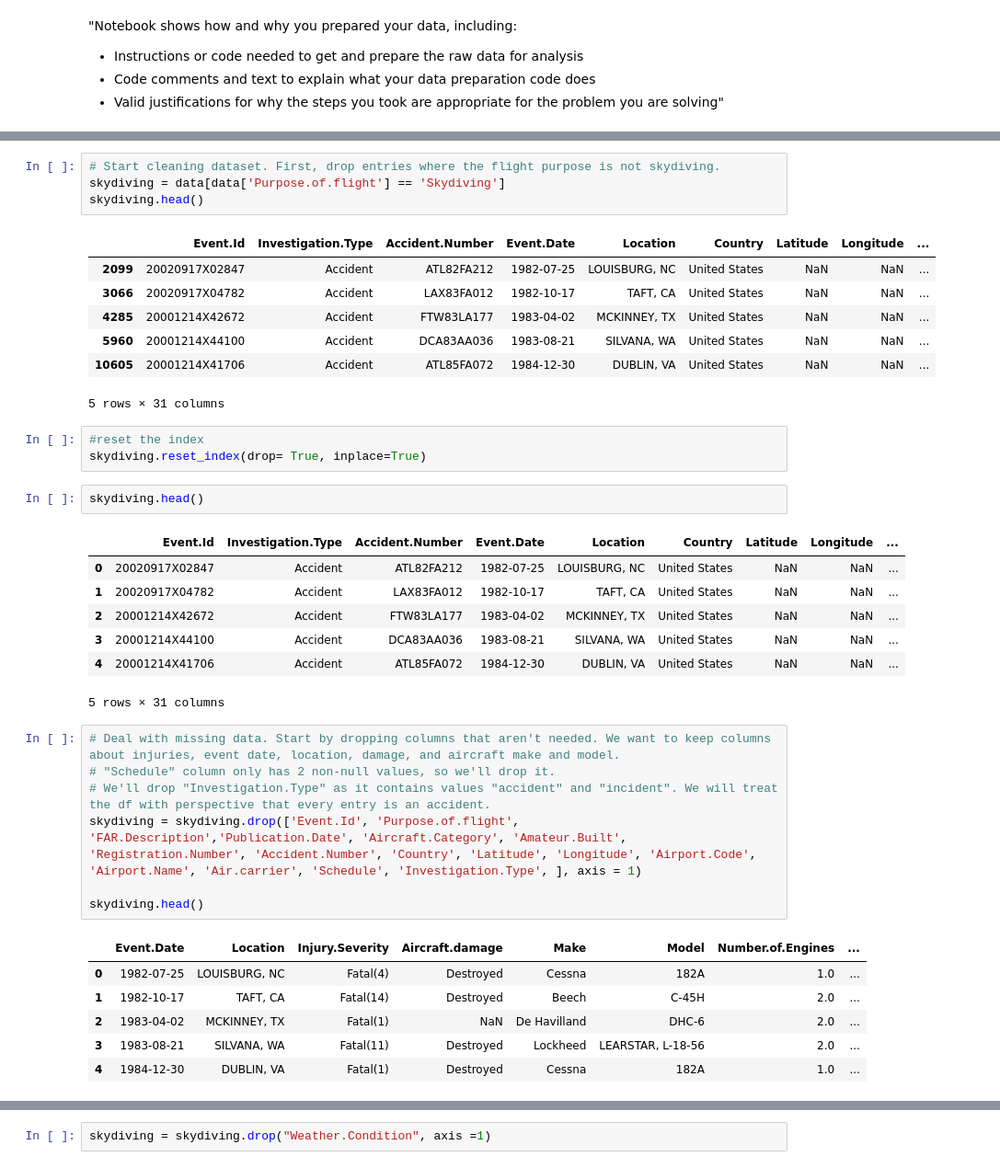
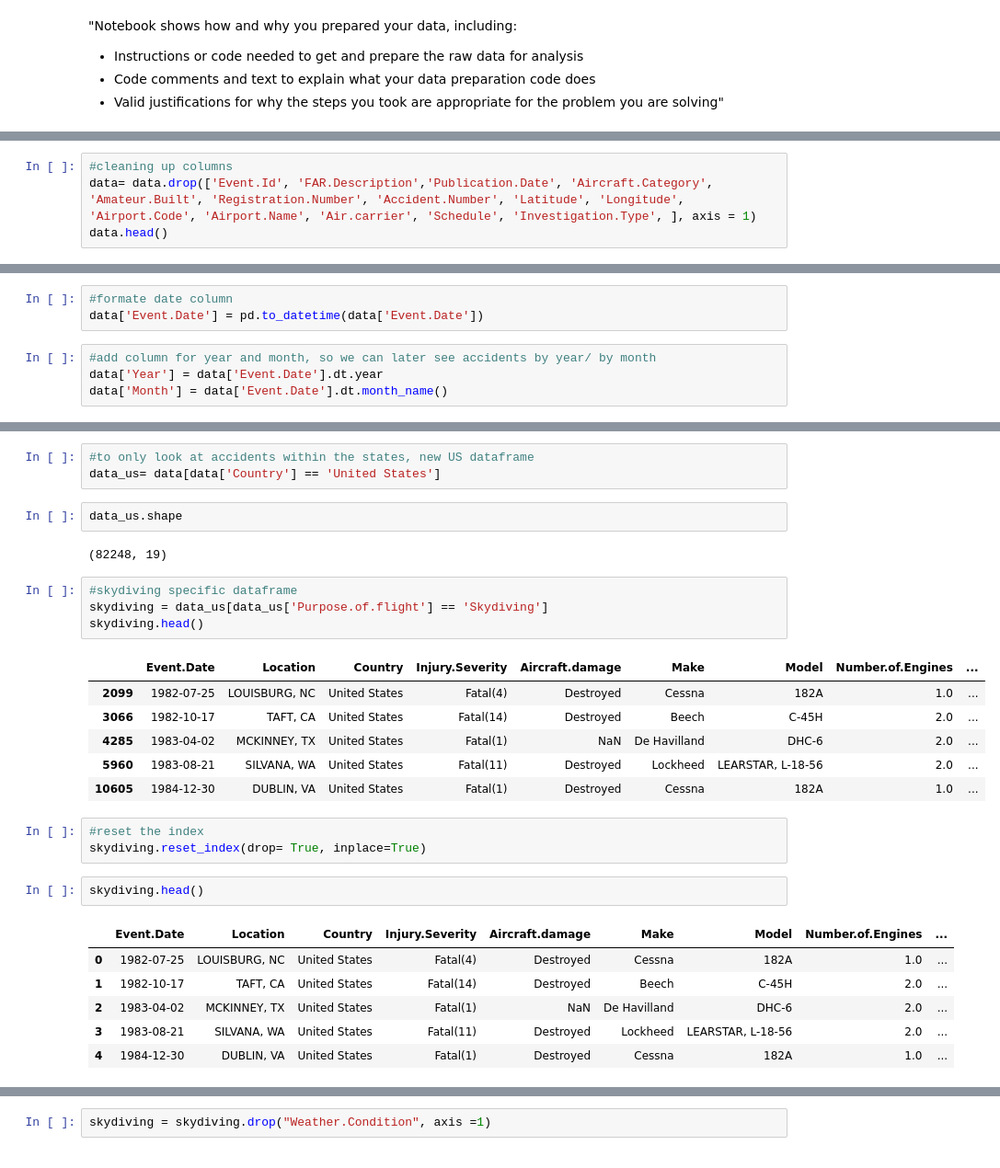
Before and after one commit to morgannash1/phase1_project, a Jupyter notebook: notebook.ipynb, the cells around one changed output, grey strips where cells are left out. Shown: that part at 92% size. Cells and saved outputs as stored; diff of their text form.

```diff
--- a/notebook.ipynb
+++ b/notebook.ipynb
@@ -92,0 +95,4 @@ Name: Purpose.of.flight, dtype: int64
+# %%
+#cleaning up columns
+data= data.drop(['Event.Id', 'FAR.Description','Publication.Date', 'Aircraft.Category', 'Amateur.Built', 'Registration.Number', 'Accident.Number', 'Latitude', 'Longitude', 'Airport.Code', 'Airport.Name', 'Air.carrier', 'Schedule', 'Investigation.Type', ], axis = 1)
+data.head()
@@ -92,0 +126,7 @@ Name: Purpose.of.flight, dtype: int64
+# %%
+#formate date column
+data['Event.Date'] = pd.to_datetime(data['Event.Date'])
+# %%
+#add column for year and month, so we can later see accidents by year/ by month
+data['Year'] = data['Event.Date'].dt.year
+data['Month'] = data['Event.Date'].dt.month_name()
@@ -93,42 +168,33 @@ Name: Purpose.of.flight, dtype: int64
+# %%
+#to only look at accidents within the states, new US dataframe
+data_us= data[data['Country'] == 'United States']
+# %%
+data_us.shape
+# %% [output]
+(82248, 19)
 # %%
-# Start cleaning dataset. First, drop entries where the flight purpose is not skydiving.
-skydiving = data[data['Purpose.of.flight'] == 'Skydiving']
+#skydiving specific dataframe
+skydiving = data_us[data_us['Purpose.of.flight'] == 'Skydiving']
 skydiving.head()
 # %% [output]
-|  | Event.Id | Investigation.Type | Accident.Number | Event.Date | Location | Country | Latitude | Longitude | ... |
-| 2099 | 20020917X02847 | Accident | ATL82FA212 | 1982-07-25 | LOUISBURG, NC | United States | NaN | NaN | ... |
-| 3066 | 20020917X04782 | Accident | LAX83FA012 | 1982-10-17 | TAFT, CA | United States | NaN | NaN | ... |
-| 4285 | 20001214X42672 | Accident | FTW83LA177 | 1983-04-02 | MCKINNEY, TX | United States | NaN | NaN | ... |
-| 5960 | 20001214X44100 | Accident | DCA83AA036 | 1983-08-21 | SILVANA, WA | United States | NaN | NaN | ... |
-| 10605 | 20001214X41706 | Accident | ATL85FA072 | 1984-12-30 | DUBLIN, VA | United States | NaN | NaN | ... |
+|  | Event.Date | Location | Country | Injury.Severity | Aircraft.damage | Make | Model | Number.of.Engines | ... |
+| 2099 | 1982-07-25 | LOUISBURG, NC | United States | Fatal(4) | Destroyed | Cessna | 182A | 1.0 | ... |
+| 3066 | 1982-10-17 | TAFT, CA | United States | Fatal(14) | Destroyed | Beech | C-45H | 2.0 | ... |
+| 4285 | 1983-04-02 | MCKINNEY, TX | United States | Fatal(1) | NaN | De Havilland | DHC-6 | 2.0 | ... |
+| 5960 | 1983-08-21 | SILVANA, WA | United States | Fatal(11) | Destroyed | Lockheed | LEARSTAR, L-18-56 | 2.0 | ... |
+| 10605 | 1984-12-30 | DUBLIN, VA | United States | Fatal(1) | Destroyed | Cessna | 182A | 1.0 | ... |
-5 rows × 31 columns
 # %%
 #reset the index
 skydiving.reset_index(drop= True, inplace=True)
 # %%
 skydiving.head()
 # %% [output]
-|  | Event.Id | Investigation.Type | Accident.Number | Event.Date | Location | Country | Latitude | Longitude | ... |
-| 0 | 20020917X02847 | Accident | ATL82FA212 | 1982-07-25 | LOUISBURG, NC | United States | NaN | NaN | ... |
-| 1 | 20020917X04782 | Accident | LAX83FA012 | 1982-10-17 | TAFT, CA | United States | NaN | NaN | ... |
-| 2 | 20001214X42672 | Accident | FTW83LA177 | 1983-04-02 | MCKINNEY, TX | United States | NaN | NaN | ... |
-| 3 | 20001214X44100 | Accident | DCA83AA036 | 1983-08-21 | SILVANA, WA | United States | NaN | NaN | ... |
-| 4 | 20001214X41706 | Accident | ATL85FA072 | 1984-12-30 | DUBLIN, VA | United States | NaN | NaN | ... |
+|  | Event.Date | Location | Country | Injury.Severity | Aircraft.damage | Make | Model | Number.of.Engines | ... |
+| 0 | 1982-07-25 | LOUISBURG, NC | United States | Fatal(4) | Destroyed | Cessna | 182A | 1.0 | ... |
+| 1 | 1982-10-17 | TAFT, CA | United States | Fatal(14) | Destroyed | Beech | C-45H | 2.0 | ... |
+| 2 | 1983-04-02 | MCKINNEY, TX | United States | Fatal(1) | NaN | De Havilland | DHC-6 | 2.0 | ... |
+| 3 | 1983-08-21 | SILVANA, WA | United States | Fatal(11) | Destroyed | Lockheed | LEARSTAR, L-18-56 | 2.0 | ... |
+| 4 | 1984-12-30 | DUBLIN, VA | United States | Fatal(1) | Destroyed | Cessna | 182A | 1.0 | ... |
-5 rows × 31 columns
-# %%
-# Deal with missing data. Start by dropping columns that aren't needed. We want to keep columns about injuries, event date, location, damage, and aircraft make and model.
-# "Schedule" column only has 2 non-null values, so we'll drop it.
-# We'll drop "Investigation.Type" as it contains values "accident" and "incident". We will treat the df with perspective that every entry is an accident.
-skydiving = skydiving.drop(['Event.Id', 'Purpose.of.flight', 'FAR.Description','Publication.Date', 'Aircraft.Category', 'Amateur.Built', 'Registration.Number', 'Accident.Number', 'Country', 'Latitude', 'Longitude', 'Airport.Code', 'Airport.Name', 'Air.carrier', 'Schedule', 'Investigation.Type', ], axis = 1)
-
-skydiving.head()
-# %% [output]
-|  | Event.Date | Location | Injury.Severity | Aircraft.damage | Make | Model | Number.of.Engines | ... |
-| 0 | 1982-07-25 | LOUISBURG, NC | Fatal(4) | Destroyed | Cessna | 182A | 1.0 | ... |
-| 1 | 1982-10-17 | TAFT, CA | Fatal(14) | Destroyed | Beech | C-45H | 2.0 | ... |
-| 2 | 1983-04-02 | MCKINNEY, TX | Fatal(1) | NaN | De Havilland | DHC-6 | 2.0 | ... |
-| 3 | 1983-08-21 | SILVANA, WA | Fatal(11) | Destroyed | Lockheed | LEARSTAR, L-18-56 | 2.0 | ... |
-| 4 | 1984-12-30 | DUBLIN, VA | Fatal(1) | Destroyed | Cessna | 182A | 1.0 | ... |
 # %%
 skydiving.info()
 # %% [output]
```
Also changed, not shown: parts of 36 cells of this notebook.
